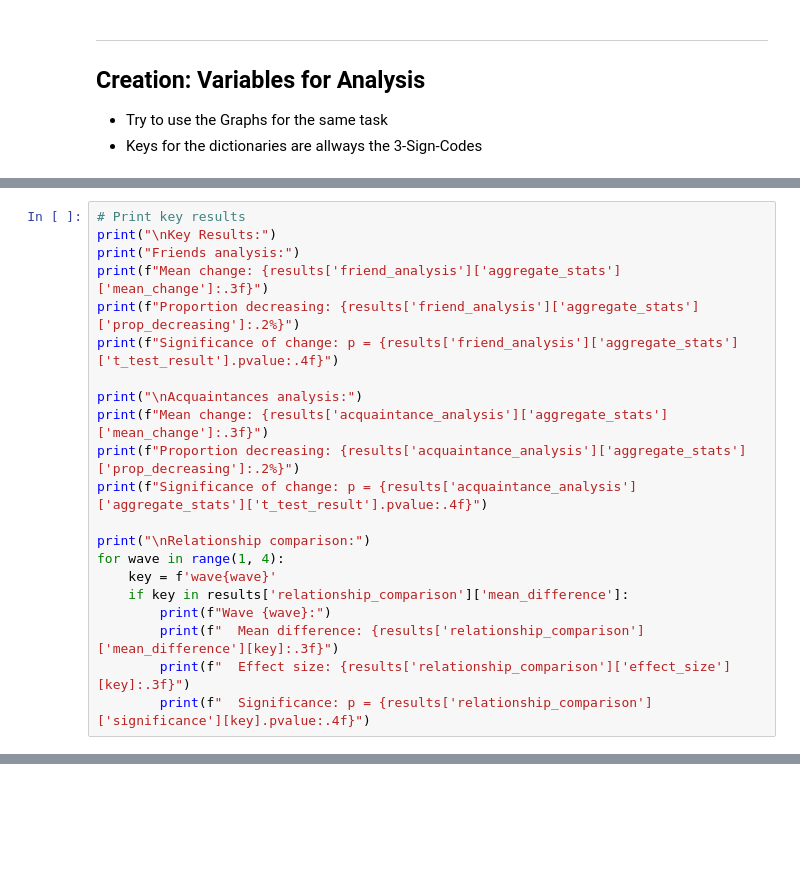
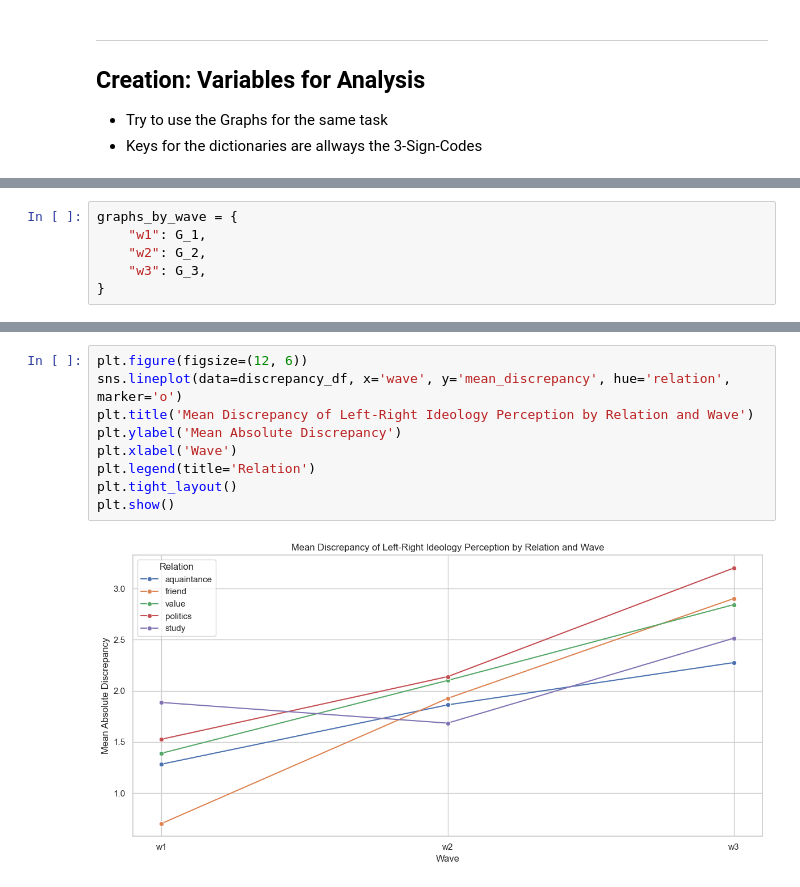
Before and after one commit to LS-Shikano/StudentSurvey, a Jupyter notebook: data_WS2425/DataPack_Susumu/AnalysisVariables.ipynb, the cells around one changed output, grey strips where cells are left out. Drawn from its saved outputs; the diff is of its cells as text; blank space fills up the shorter version.

```diff
--- a/data_WS2425/DataPack_Susumu/AnalysisVariables.ipynb
+++ b/data_WS2425/DataPack_Susumu/AnalysisVariables.ipynb
@@ -134,0 +123,6 @@ dict_PolIdentPercep_self_w3 = dictionary_polident_self_factory(G_3)
+# %%
+graphs_by_wave = {
+    "w1": G_1,
+    "w2": G_2,
+    "w3": G_3,
+}
@@ -478,21 +255,0 @@ plot_wave_boxplots(results)
-# %%
-# Print key results
-print("\nKey Results:")
-print("Friends analysis:")
-print(f"Mean change: {results['friend_analysis']['aggregate_stats']['mean_change']:.3f}")
-print(f"Proportion decreasing: {results['friend_analysis']['aggregate_stats']['prop_decreasing']:.2%}")
-print(f"Significance of change: p = {results['friend_analysis']['aggregate_stats']['t_test_result'].pvalue:.4f}")
-
-print("\nAcquaintances analysis:")
-print(f"Mean change: {results['acquaintance_analysis']['aggregate_stats']['mean_change']:.3f}")
-print(f"Proportion decreasing: {results['acquaintance_analysis']['aggregate_stats']['prop_decreasing']:.2%}")
-print(f"Significance of change: p = {results['acquaintance_analysis']['aggregate_stats']['t_test_result'].pvalue:.4f}")
-
-print("\nRelationship comparison:")
-for wave in range(1, 4):
-    key = f'wave{wave}'
-    if key in results['relationship_comparison']['mean_difference']:
-        print(f"Wave {wave}:")
-        print(f"  Mean difference: {results['relationship_comparison']['mean_difference'][key]:.3f}")
-        print(f"  Effect size: {results['relationship_comparison']['effect_size'][key]:.3f}")
-        print(f"  Significance: p = {results['relationship_comparison']['significance'][key].pvalue:.4f}")
@@ -516,0 +600,11 @@ Wave 3:
+# %%
+plt.figure(figsize=(12, 6))
+sns.lineplot(data=discrepancy_df, x='wave', y='mean_discrepancy', hue='relation', marker='o')
+plt.title('Mean Discrepancy of Left-Right Ideology Perception by Relation and Wave')
+plt.ylabel('Mean Absolute Discrepancy')
+plt.xlabel('Wave')
+plt.legend(title='Relation')
+plt.tight_layout()
+plt.show()
+# %% [output]
+[figure, added]
```
Also changed, not shown: parts of 25 cells of this notebook.
